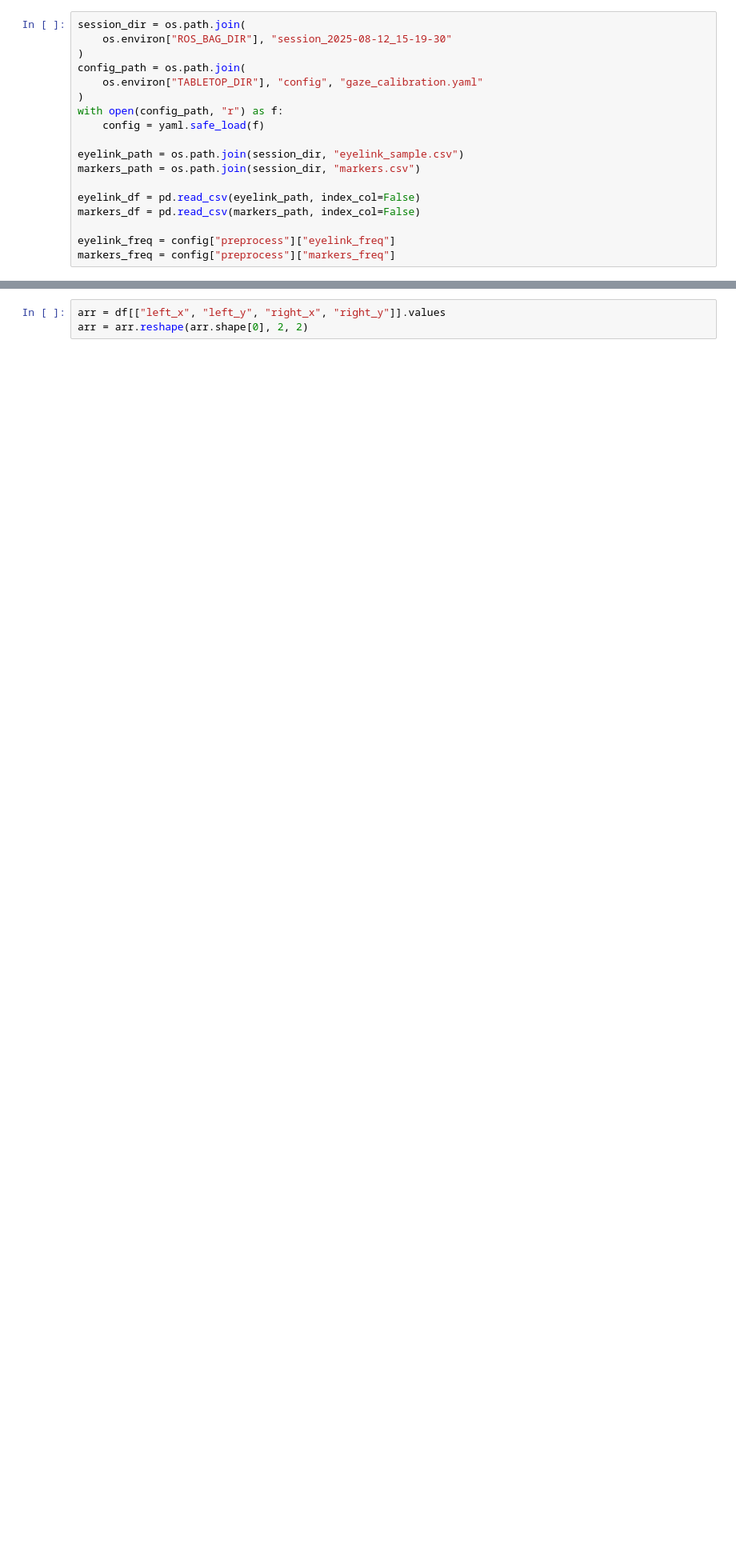
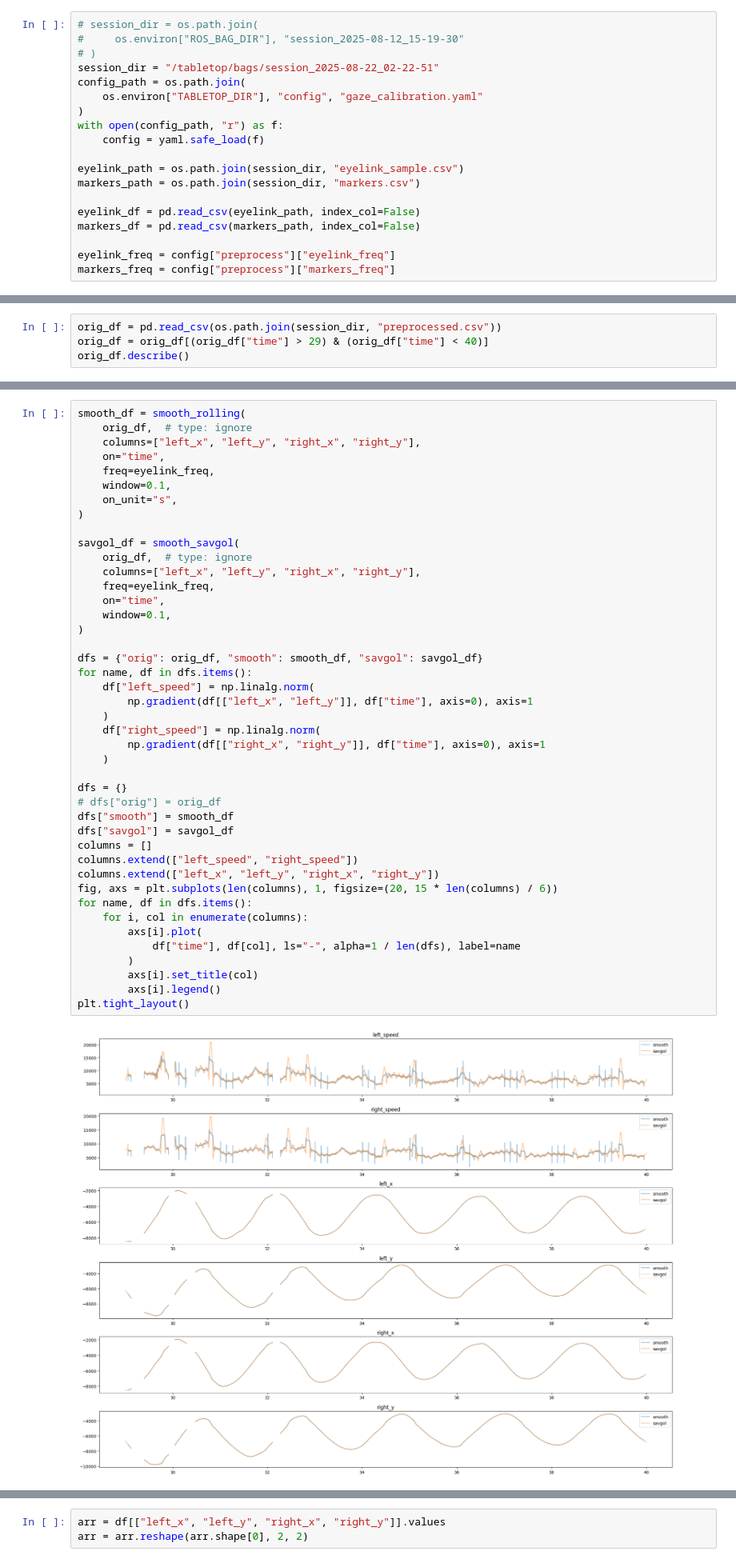
Before and after one commit to jazlab/tabletop, a Jupyter notebook: notebooks/eyelink_calibration.ipynb, the cells around one changed output, grey strips where cells are left out. Shown at 80% size. Saved outputs shown, nothing was run; the diff lists cells and outputs as text; blank space fills up the shorter version.

Commit message:
Working on savgol (smooth) pursuit

```diff
--- a/notebooks/eyelink_calibration.ipynb
+++ b/notebooks/eyelink_calibration.ipynb
@@ -16,9 +19,10 @@ from tabletop_py.gaze.visualize import (
     plot_eyelink_markers,
 )
 # %%
-session_dir = os.path.join(
-    os.environ["ROS_BAG_DIR"], "session_2025-08-12_15-19-30"
-)
+# session_dir = os.path.join(
+#     os.environ["ROS_BAG_DIR"], "session_2025-08-12_15-19-30"
+# )
+session_dir = "/tabletop/bags/session_2025-08-22_02-22-51"
 config_path = os.path.join(
     os.environ["TABLETOP_DIR"], "config", "gaze_calibration.yaml"
 )
@@ -35,0 +96,4 @@ markers_freq = config["preprocess"]["markers_freq"]
+# %%
+orig_df = pd.read_csv(os.path.join(session_dir, "preprocessed.csv"))
+orig_df = orig_df[(orig_df["time"] > 29) & (orig_df["time"] < 40)]
+orig_df.describe()
@@ -35,0 +110,45 @@ markers_freq = config["preprocess"]["markers_freq"]
+# %%
+smooth_df = smooth_rolling(
+    orig_df,  # type: ignore
+    columns=["left_x", "left_y", "right_x", "right_y"],
+    on="time",
+    freq=eyelink_freq,
+    window=0.1,
+    on_unit="s",
+)
+
+savgol_df = smooth_savgol(
+    orig_df,  # type: ignore
+    columns=["left_x", "left_y", "right_x", "right_y"],
+    freq=eyelink_freq,
+    on="time",
+    window=0.1,
+)
+
+dfs = {"orig": orig_df, "smooth": smooth_df, "savgol": savgol_df}
+for name, df in dfs.items():
+    df["left_speed"] = np.linalg.norm(
+        np.gradient(df[["left_x", "left_y"]], df["time"], axis=0), axis=1
+    )
+    df["right_speed"] = np.linalg.norm(
+        np.gradient(df[["right_x", "right_y"]], df["time"], axis=0), axis=1
+    )
+
+dfs = {}
+# dfs["orig"] = orig_df
+dfs["smooth"] = smooth_df
+dfs["savgol"] = savgol_df
+columns = []
+columns.extend(["left_speed", "right_speed"])
+columns.extend(["left_x", "left_y", "right_x", "right_y"])
+fig, axs = plt.subplots(len(columns), 1, figsize=(20, 15 * len(columns) / 6))
+for name, df in dfs.items():
+    for i, col in enumerate(columns):
+        axs[i].plot(
+            df["time"], df[col], ls="-", alpha=1 / len(dfs), label=name
+        )
+        axs[i].set_title(col)
+        axs[i].legend()
+plt.tight_layout()
+# %% [output]
+[figure, added]
```
Also changed, not shown: parts of 8 cells of this notebook, 14 other files.
